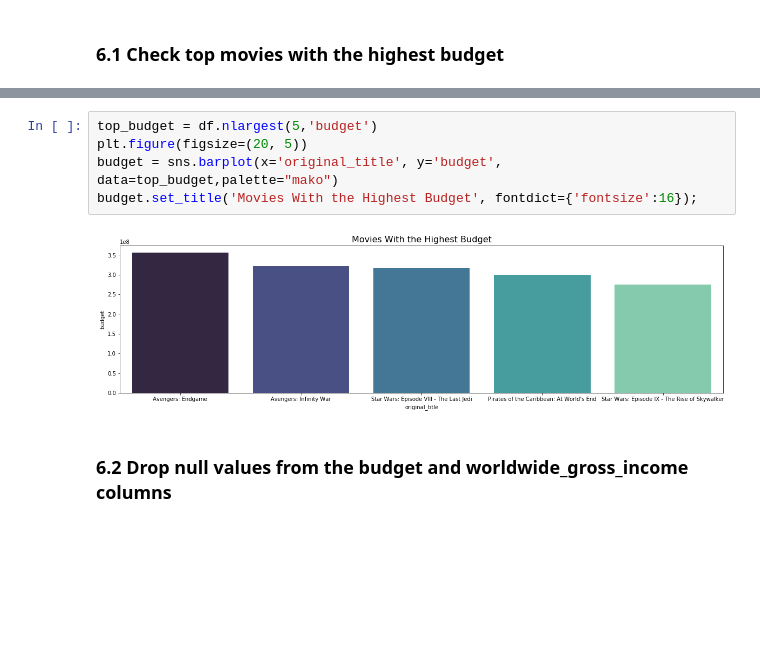
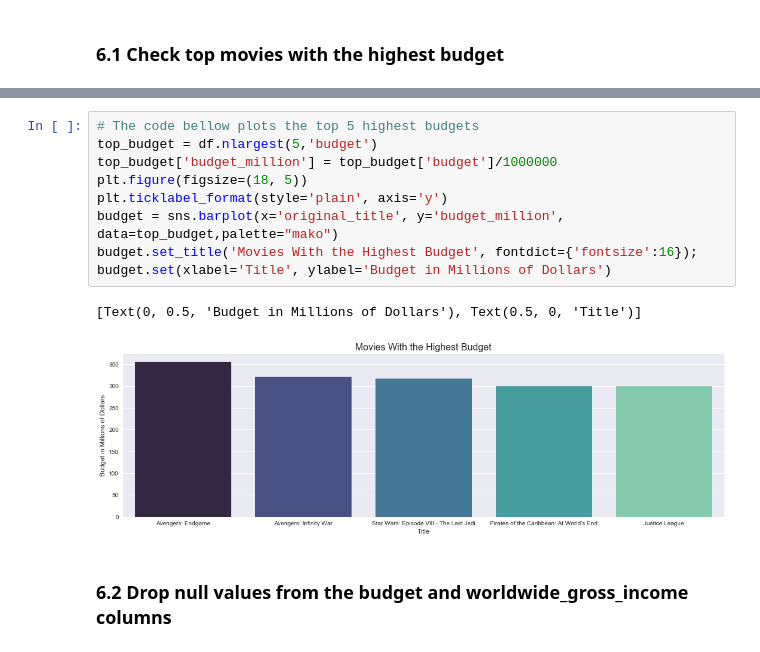
Before and after one commit to Ismaeltrevi/project-cinema, a Jupyter notebook: student.ipynb, the cells around one changed output, grey strips where cells are left out. Cells and saved outputs as stored; diff of their text form; blank space fills up the shorter version.

```diff
--- a/student.ipynb
+++ b/student.ipynb
@@ -667,11 +636,16 @@ budget_dict
  Name: budget, dtype: float64}
 # %%
+# The code bellow plots the top 5 highest budgets
 top_budget = df.nlargest(5,'budget')
-plt.figure(figsize=(20, 5))
-budget = sns.barplot(x='original_title', y='budget', data=top_budget,palette="mako")
+top_budget['budget_million'] = top_budget['budget']/1000000
+plt.figure(figsize=(18, 5))
+plt.ticklabel_format(style='plain', axis='y')
+budget = sns.barplot(x='original_title', y='budget_million', data=top_budget,palette="mako")
 budget.set_title('Movies With the Highest Budget', fontdict={'fontsize':16});
+budget.set(xlabel='Title', ylabel='Budget in Millions of Dollars')
 # %% [output]
+[Text(0, 0.5, 'Budget in Millions of Dollars'), Text(0.5, 0, 'Title')]
-[figure, old version]
+[figure, new version]
 # %% [markdown]
 ### 6.2 Drop null values from the budget and worldwide_gross_income columns
 # %%
```
Also changed, not shown: parts of 59 cells of this notebook, 12 other files.
